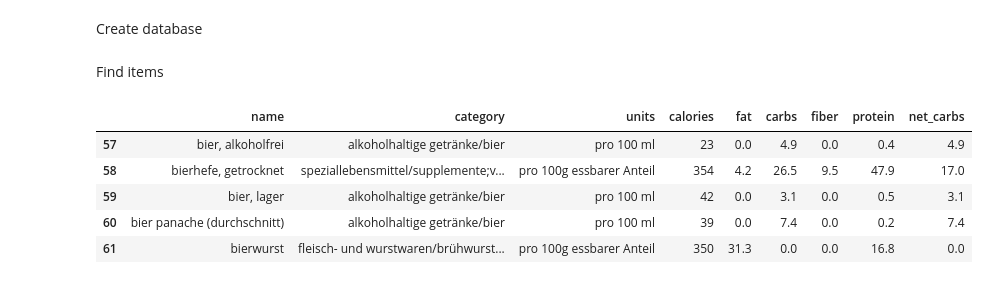
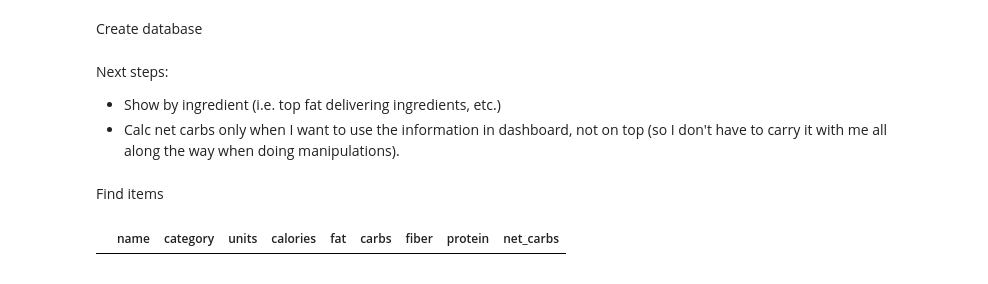
Before and after one commit to fabiangunzinger/learning, a Jupyter notebook: food-data/foods.ipynb, the cells around one changed output. Drawn from its saved outputs; the diff is of its cells as text; code cells hidden in the pictures.

```diff
--- a/food-data/foods.ipynb
+++ b/food-data/foods.ipynb
@@ -1,5 +1,9 @@
 # %% [markdown]
 Create database
+# %% [markdown]
+Next steps:
+- Show by ingredient (i.e. top fat delivering ingredients, etc.)
+- Calc net carbs only when I want to use the information in dashboard, not on top (so I don't have to carry it with me all along the way when doing manipulations).
 # %%
 import pandas as pd
 import matplotlib.pyplot as plt
@@ -56,14 +58,9 @@ myfoods = tb.make_myfoods(foods, my_foods).set_index('name')
 # %% [markdown]
 Find items
 # %%
-tb.find_item(foods, 'bier')
+tb.find_item(foods, 'laktose')
 # %% [output]
 |  | name | category | units | calories | fat | carbs | fiber | protein | net_carbs |
-| 57 | bier, alkoholfrei | alkoholhaltige getränke/bier | pro 100 ml | 23 | 0.0 | 4.9 | 0.0 | 0.4 | 4.9 |
-| 58 | bierhefe, getrocknet | speziallebensmittel/supplemente;v... | pro 100g essbarer Anteil | 354 | 4.2 | 26.5 | 9.5 | 47.9 | 17.0 |
-| 59 | bier, lager | alkoholhaltige getränke/bier | pro 100 ml | 42 | 0.0 | 3.1 | 0.0 | 0.5 | 3.1 |
-| 60 | bier panache (durchschnitt) | alkoholhaltige getränke/bier | pro 100 ml | 39 | 0.0 | 7.4 | 0.0 | 0.2 | 7.4 |
-| 61 | bierwurst | fleisch- und wurstwaren/brühwurst... | pro 100g essbarer Anteil | 350 | 31.3 | 0.0 | 0.0 | 16.8 | 0.0 |
 # %%
 meals = {
 
```
Also changed, not shown: parts of 7 cells of this notebook.
